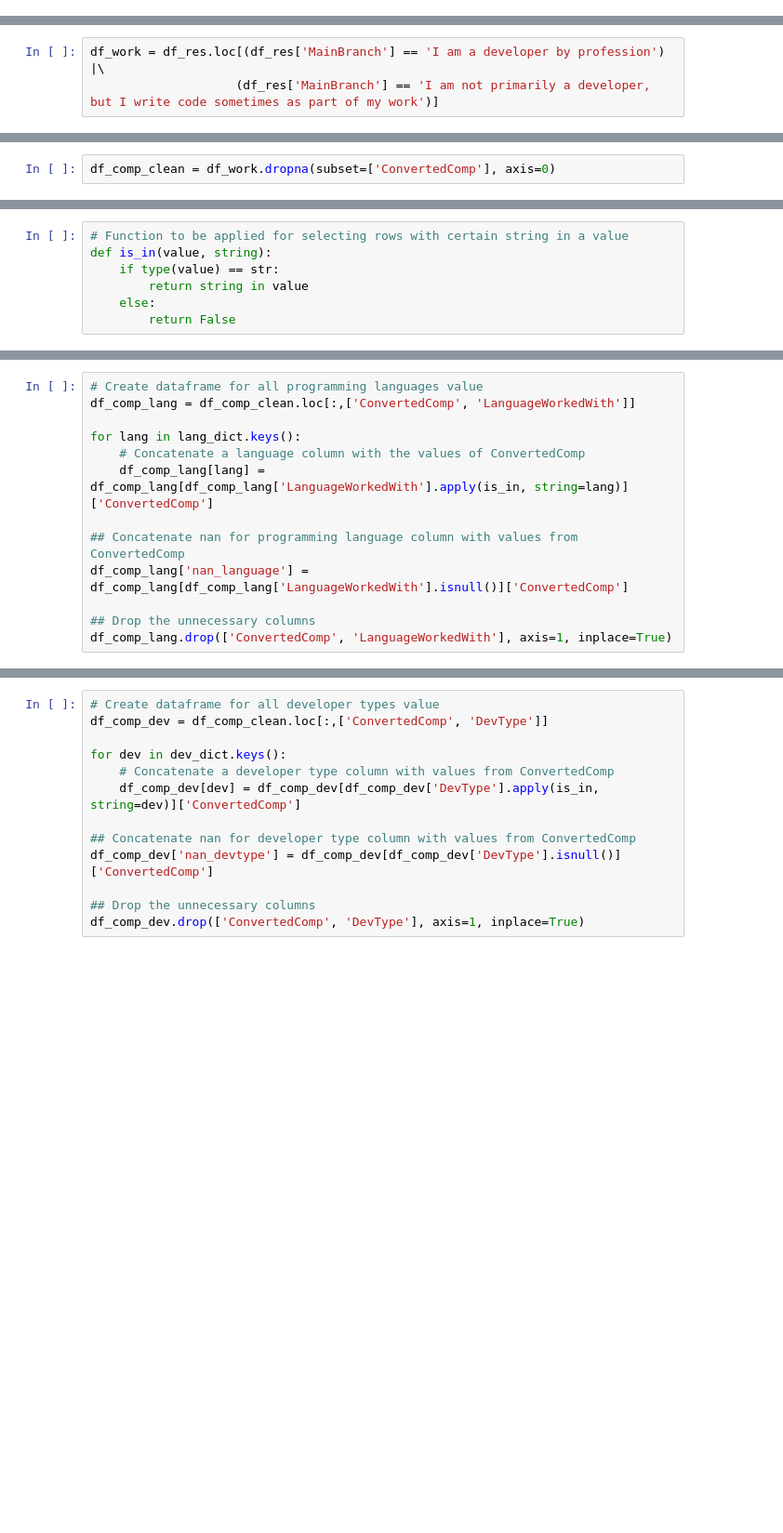
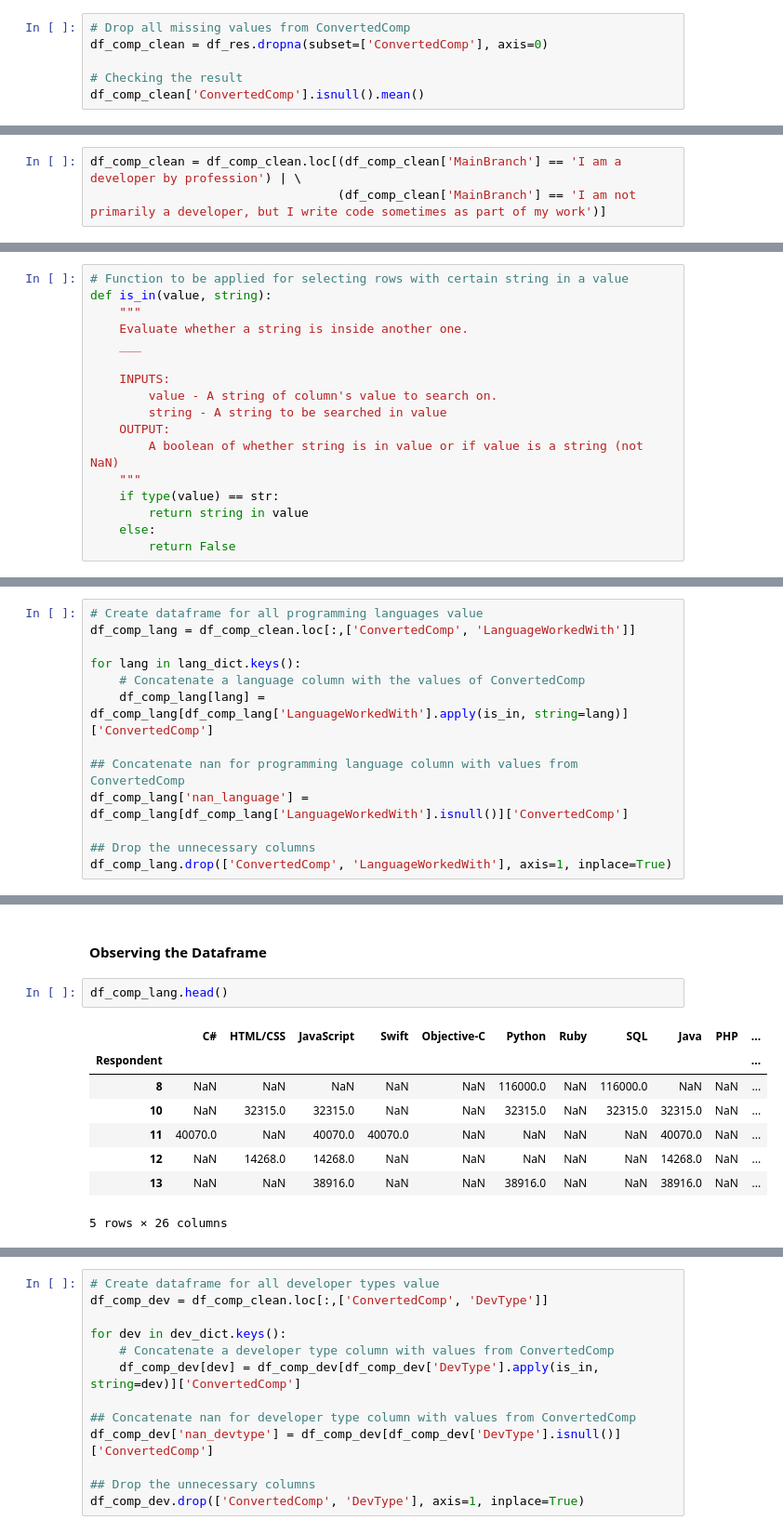
Before and after one commit to WisnuMulya/Stackoverflow-2020-Developer-Survey, a Jupyter notebook: stackoverflow_2020_data_analysis.ipynb, the cells around one changed output, grey strips where cells are left out. Shown at 93% size. Cells and saved outputs as stored; diff of their text form; blank space fills up the shorter version.

```diff
--- a/stackoverflow_2020_data_analysis.ipynb
+++ b/stackoverflow_2020_data_analysis.ipynb
@@ -446,0 +471,6 @@ df_res['ConvertedComp'].isnull().mean()
+# %%
+# Drop all missing values from ConvertedComp
+df_comp_clean = df_res.dropna(subset=['ConvertedComp'], axis=0)
+
+# Checking the result
+df_comp_clean['ConvertedComp'].isnull().mean()
@@ -471,4 +483,4 @@ Here are my high-level plans in approaching this question:
 # %%
-df_work = df_res.loc[(df_res['MainBranch'] == 'I am a developer by profession') |\
-                    (df_res['MainBranch'] == 'I am not primarily a developer, but I write code sometimes as part of my work')]
+df_comp_clean = df_comp_clean.loc[(df_comp_clean['MainBranch'] == 'I am a developer by profession') | \
+                                  (df_comp_clean['MainBranch'] == 'I am not primarily a developer, but I write code sometimes as part of my work')]
 # %%
@@ -483,2 +492,0 @@ Name: MainBranch, dtype: int64
-# %%
-df_comp_clean = df_work.dropna(subset=['ConvertedComp'], axis=0)
@@ -492,6 +499,16 @@ df_comp_clean['ConvertedComp'].isnull().mean()
 # %%
 # Function to be applied for selecting rows with certain string in a value
 def is_in(value, string):
+    """
+    Evaluate whether a string is inside another one.
+    ___
+
+    INPUTS:
+        value - A string of column's value to search on.
+        string - A string to be searched in value
+    OUTPUT:
+        A boolean of whether string is in value or if value is a string (not NaN)
+    """
     if type(value) == str:
         return string in value
     else:
@@ -529,0 +531,13 @@ df_comp_lang
+# %% [markdown]
+#### Observing the Dataframe
+# %%
+df_comp_lang.head()
+# %% [output]
+|  | C# | HTML/CSS | JavaScript | Swift | Objective-C | Python | Ruby | SQL | Java | PHP | ... |
+| Respondent |  |  |  |  |  |  |  |  |  |  | ... |
+| 8 | NaN | NaN | NaN | NaN | NaN | 116000.0 | NaN | 116000.0 | NaN | NaN | ... |
+| 10 | NaN | 32315.0 | 32315.0 | NaN | NaN | 32315.0 | NaN | 32315.0 | 32315.0 | NaN | ... |
+| 11 | 40070.0 | NaN | 40070.0 | 40070.0 | NaN | NaN | NaN | NaN | 40070.0 | NaN | ... |
+| 12 | NaN | 14268.0 | 14268.0 | NaN | NaN | NaN | NaN | NaN | 14268.0 | NaN | ... |
+| 13 | NaN | NaN | 38916.0 | NaN | NaN | 38916.0 | NaN | NaN | 38916.0 | NaN | ... |
+5 rows × 26 columns
```
Also changed, not shown: parts of 191 cells of this notebook.
